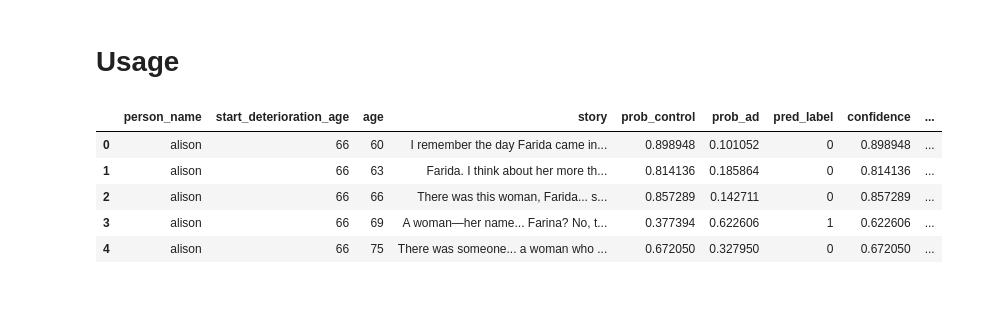
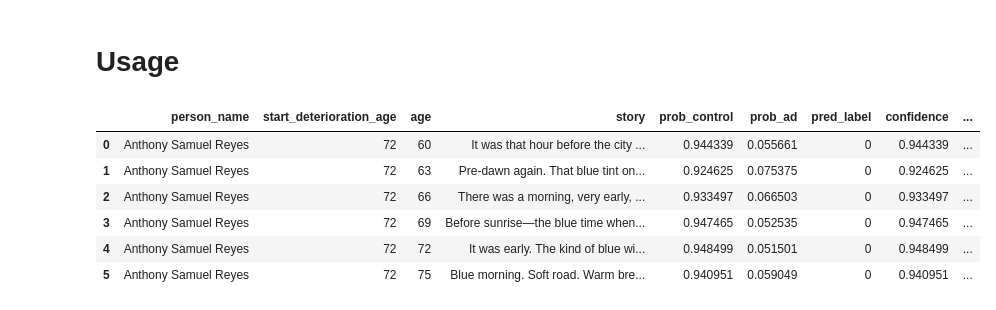
Before and after one commit to NetanelShalev/AD_LongitudinalDataGenerator, a Jupyter notebook: AD detection.ipynb, the cells around one changed output. Saved outputs shown, nothing was run; the diff lists cells and outputs as text; code cells hidden in the pictures.

```diff
--- a/AD detection.ipynb
+++ b/AD detection.ipynb
@@ -118,21 +120,23 @@ def df_from_person_json(person: Dict, add_predicted_start_age: bool = False, thr
     Build a DataFrame for a single person JSON with 'start_deterioration_age' column preserved.
     """
     name = person.get("name", "UNKNOWN")
-    sda  = person.get("start_deterioration_age", None)  # <-- keep provided start age
+    # <-- keep provided start age
+    sda = person.get("start_deterioration_age", None)
     stories = person.get("stories", [])
 
     texts = [s.get("story", "") for s in stories]
-    ages  = [s.get("age", None) for s in stories]
+    ages = [s.get("age", None) for s in stories]
 
     probs = predict_proba(texts)  # [N,2]
     if probs.numel() == 0:
-        cols = ["person_name","start_deterioration_age","age","story","prob_control","prob_ad","pred_label","confidence"]
+        cols = ["person_name", "start_deterioration_age", "age",
+                "story", "prob_control", "prob_ad", "pred_label", "confidence"]
         return pd.DataFrame(columns=cols)
 
     prob_control = probs[:, 0].numpy()
-    prob_ad      = probs[:, 1].numpy()
-    pred_label   = probs.argmax(dim=1).numpy()
-    confidence   = probs.max(dim=1).values.numpy()
+    prob_ad = probs[:, 1].numpy()
+    pred_label = probs.argmax(dim=1).numpy()
+    confidence = probs.max(dim=1).values.numpy()
 
     df = pd.DataFrame({
         "person_name": name,
@@ -146,9 +150,12 @@ def df_from_person_json(person: Dict, add_predicted_start_age: bool = False, thr
     }).sort_values("age", kind="stable").reset_index(drop=True)
 
     if add_predicted_start_age:
-        predicted = compute_predicted_start_age(df["age"].tolist(), df["prob_ad"].tolist(), threshold=threshold)
-        df["predicted_start_age"] = predicted  # same value for all rows of this person
-        df.attrs["predicted_start_age_threshold"] = threshold  # store threshold as metadata (optional)
+        predicted = compute_predicted_start_age(
+            df["age"].tolist(), df["prob_ad"].tolist(), threshold=threshold)
+        # same value for all rows of this person
+        df["predicted_start_age"] = predicted
+        # store threshold as metadata (optional)
+        df.attrs["predicted_start_age_threshold"] = threshold
 
     return df
 # %%
@@ -176,13 +186,21 @@ def run_on_json_dir(json_dir: Union[str, Path], add_predicted_start_age: bool =
 # %% [markdown]
 # Usage
 # %%
-df_one = run_on_json_file("/Users/yardennahum/AD project/AD_LongitudinalDataGenerator/stories/data_06_07/alison.json", add_predicted_start_age=True, threshold=0.5)
+# Path updated to new dementia stories (relative path)
+# Example: run on a single persona file from data_sep_3/dementia
+
+df_one = run_on_json_file(
+    "stories/data_sep_3/dementia/Anthony Samuel Reyes.json",
+    add_predicted_start_age=True,
+    threshold=0.5,
+)
 df_one
 # %% [output]
 |  | person_name | start_deterioration_age | age | story | prob_control | prob_ad | pred_label | confidence | ... |
-| 0 | alison | 66 | 60 | I remember the day Farida came in... | 0.898948 | 0.101052 | 0 | 0.898948 | ... |
-| 1 | alison | 66 | 63 | Farida. I think about her more th... | 0.814136 | 0.185864 | 0 | 0.814136 | ... |
-| 2 | alison | 66 | 66 | There was this woman, Farida... s... | 0.857289 | 0.142711 | 0 | 0.857289 | ... |
-| 3 | alison | 66 | 69 | A woman—her name... Farina? No, t... | 0.377394 | 0.622606 | 1 | 0.622606 | ... |
-| 4 | alison | 66 | 75 | There was someone... a woman who ... | 0.672050 | 0.327950 | 0 | 0.672050 | ... |
+| 0 | Anthony Samuel Reyes | 72 | 60 | It was that hour before the city ... | 0.944339 | 0.055661 | 0 | 0.944339 | ... |
+| 1 | Anthony Samuel Reyes | 72 | 63 | Pre-dawn again. That blue tint on... | 0.924625 | 0.075375 | 0 | 0.924625 | ... |
+| 2 | Anthony Samuel Reyes | 72 | 66 | There was a morning, very early, ... | 0.933497 | 0.066503 | 0 | 0.933497 | ... |
+| 3 | Anthony Samuel Reyes | 72 | 69 | Before sunrise—the blue time when... | 0.947465 | 0.052535 | 0 | 0.947465 | ... |
+| 4 | Anthony Samuel Reyes | 72 | 72 | It was early. The kind of blue wi... | 0.948499 | 0.051501 | 0 | 0.948499 | ... |
+| 5 | Anthony Samuel Reyes | 72 | 75 | Blue morning. Soft road. Warm bre... | 0.940951 | 0.059049 | 0 | 0.940951 | ... |
 # %% [markdown]
```
Also changed, not shown: parts of 10 cells of this notebook, 11 other files.
